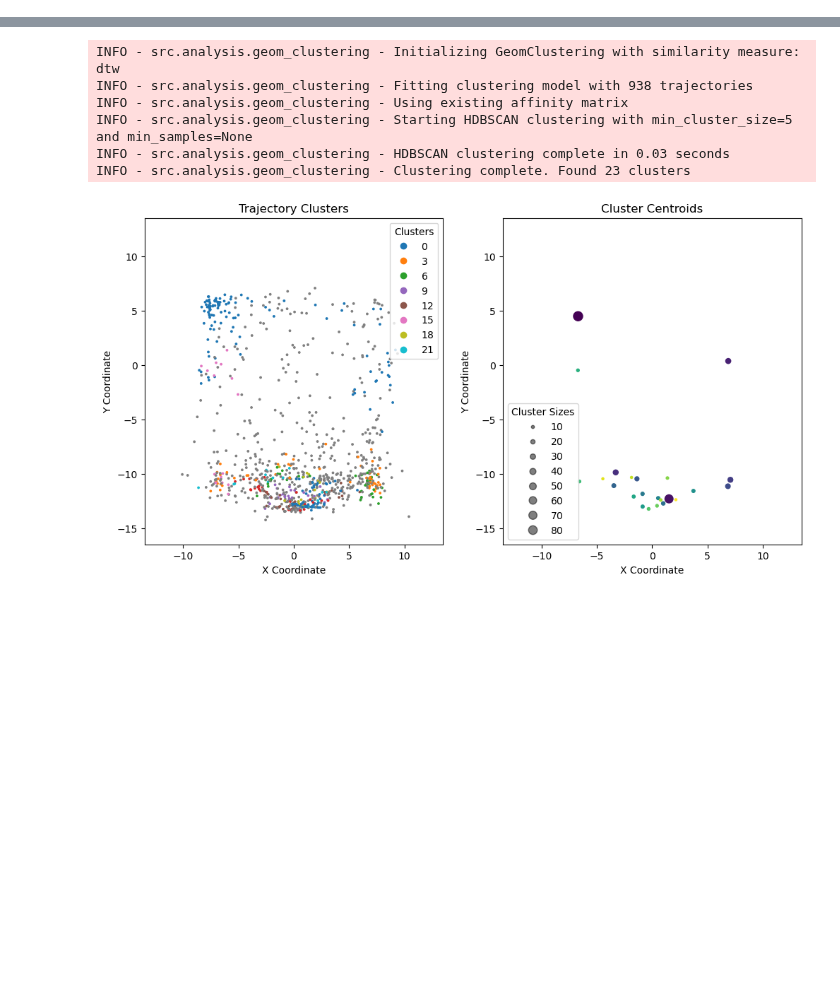
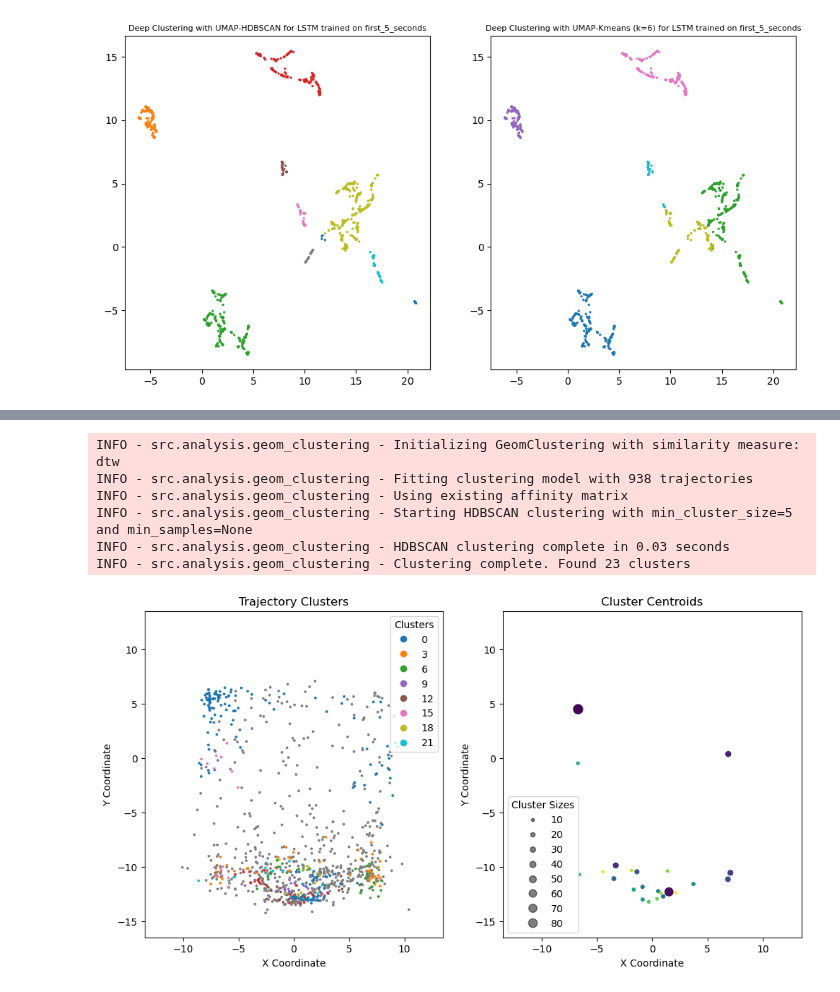
Before and after one commit to PipaFlores/encoder-pacman, a Jupyter notebook: notebooks/Clustering_DNN.ipynb, the cells around one changed output, grey strips where cells are left out. Saved outputs shown, nothing was run; the diff lists cells and outputs as text; code cells hidden in the pictures; blank space fills up the shorter version.

```diff
--- a/notebooks/Clustering_DNN.ipynb
+++ b/notebooks/Clustering_DNN.ipynb
@@ -89,9 +93,9 @@ trainer = AE_Trainer(max_epochs=50,
 
 model = AELSTM(input_size=data_tensor[0]["data"].shape[1], hidden_size=256)
 
-### LOAD
-model.load_state_dict(torch.load('../hpc/trained_models/pacman_aelstm_h256_e1000_best.pth', map_location=torch.device("cpu")))
-model.eval()  # Set to evaluation mode if not training
+# ### LOAD
+# model.load_state_dict(torch.load('../hpc/trained_models/pacman_aelstm_h256_e1000_best.pth', map_location=torch.device("cpu")))
+# model.eval()  # Set to evaluation mode if not training
 
 ### TRAIN
-# trainer.fit(autoencoder, data_tensor)
+trainer.fit(model, data_tensor)
@@ -108,10 +102,33 @@ AELSTM(
+# %%
+## more fitting
+trainer.fit(model, data_tensor)
 # %%
+### Whole slicing, loading-model, embedding, reducing, clustering, plotting
+
 sequence_types = [
     "first_5_seconds",
      "last_5_seconds",
      "whole_level"
      ]
 
+reader = PacmanDataReader(data_folder="../data")
+sequence_list, meta, traj_list = slice_seq_of_each_level(reader)
+X_padded = padding_sequences(sequence_list=sequence_list)
+
+sequences_data = []
+
+for seq_type in sequence_types:
+    if seq_type == "first_5_seconds":
+        sequence_list, meta, traj_list = slice_seq_of_each_level(reader, start_step=0, end_step=100)
+    elif seq_type == "whole_level":
+        sequence_list, meta, traj_list = slice_seq_of_each_level(reader, start_step=0, end_step=-1)
+    elif seq_type == "last_5_seconds":
+        sequence_list, meta, traj_list = slice_seq_of_each_level(reader, start_step=-100, end_step=-1)
+
+    X_padded = padding_sequences(sequence_list=sequence_list)
+    sequences_data.append(PacmanDataset(X_padded))
+
+### LOADING MODELS
 INPUT_SIZE = 2
 HIDDEN_SIZE = 256
 EPOCHS = 1000
@@ -122,3 +139,70 @@ for seq_type in sequence_types:
     model.load_state_dict(torch.load(f"../hpc/trained_models/pacman_aelstm_{seq_type}_h{HIDDEN_SIZE}_e{EPOCHS}_best.pth", map_location=torch.device('cpu')))
     model.name = (f"LSTM trained on {seq_type}")
     models.append(model)
+
+
+from umap import UMAP
+from sklearn.cluster import KMeans, HDBSCAN
+import matplotlib.pyplot as plt
+import time
+
+### EMBEDDING AND REDUCING
+
+# Process in batches to avoid memory issues
+BATCH_SIZE = 32  # Adjust based on your available memory
+all_embeddings = [] # empty list to be filled during batch processing.
+reducer = UMAP()
+
+reduced_embeddings = [] # empty lists for final results, each item would be a [n, 2] array for each model.
+
+## Embed, and reduce the data for each model
+for idx, model in enumerate(models):
+    print(f"embedding for {model.name}")
+    ti = time.time()
+    model.eval()
+    with torch.no_grad():  # Important: disable gradients for inference
+        for i in range(0, len(sequences_data[idx]), BATCH_SIZE):
+            batch_data = sequences_data[idx][i:i+BATCH_SIZE]["data"]
+
+            # Get embeddings for this batch
+            _, batch_embeddings = model.forward(batch_data, return_encoding=True)
+            all_embeddings.append(batch_embeddings.cpu())  # Move to CPU to save GPU memory
+            # if i%5 == 0:
+            #     print(f"Processed batch {i//BATCH_SIZE + 1}/{(len(data_tensor)-1)//BATCH_SIZE + 1}")
+
+    tf = time.time()
+    print(f"Processed all batches in {tf - ti} seconds")
+    # Concatenate all embeddings
+    embeddings = torch.cat(all_embeddings, dim=0)
+    embeddings_2D = reducer.fit_transform(embeddings.detach().numpy())
+
+    reduced_embeddings.append(embeddings_2D)
+
+
+##CLUSTERING
+
+N_CLUSTERS = 6 ## for k-means
+
+clusterers = {}
+clusterers["HDBSCAN"] = HDBSCAN(min_cluster_size=20)
+clusterers[f"Kmeans (k={N_CLUSTERS})"] = KMeans(n_clusters=6)
+
+for idx, model in enumerate(models):
+    labels = {}
+    for name, clusterer in clusterers.items():
+        labels[name] = clusterer.fit_predict(reduced_embeddings[idx])
+
+    ## plot
+
+    fig, axs = plt.subplots( 1, len(labels.values()), figsize=(6 * len(labels.values()),6))
+
+    for i, (name, predictions) in enumerate(labels.items()):
+        axs[i].scatter(reduced_embeddings[idx][:,0], reduced_embeddings[idx][:,1], s=2, cmap="tab10", c=predictions)
+        axs[i].set_title(f"Deep Clustering with UMAP-{name} for {model.name}", size=8)
+
+    fig.savefig(fname=f"results/DeepClusteringResults_plot_Pacman_{sequence_types[idx]}_{model.name}")
+
+
+
+    # fig.savefig(fname="results/DeepClusteringResults_plot_Pacman_WholeSequence_LSTM")
+# %% [output]
@@ -124,0 +219 @@ for seq_type in sequence_types:
+[figure, added]
```
Also changed, not shown: parts of 10 cells of this notebook, 11 other files.
